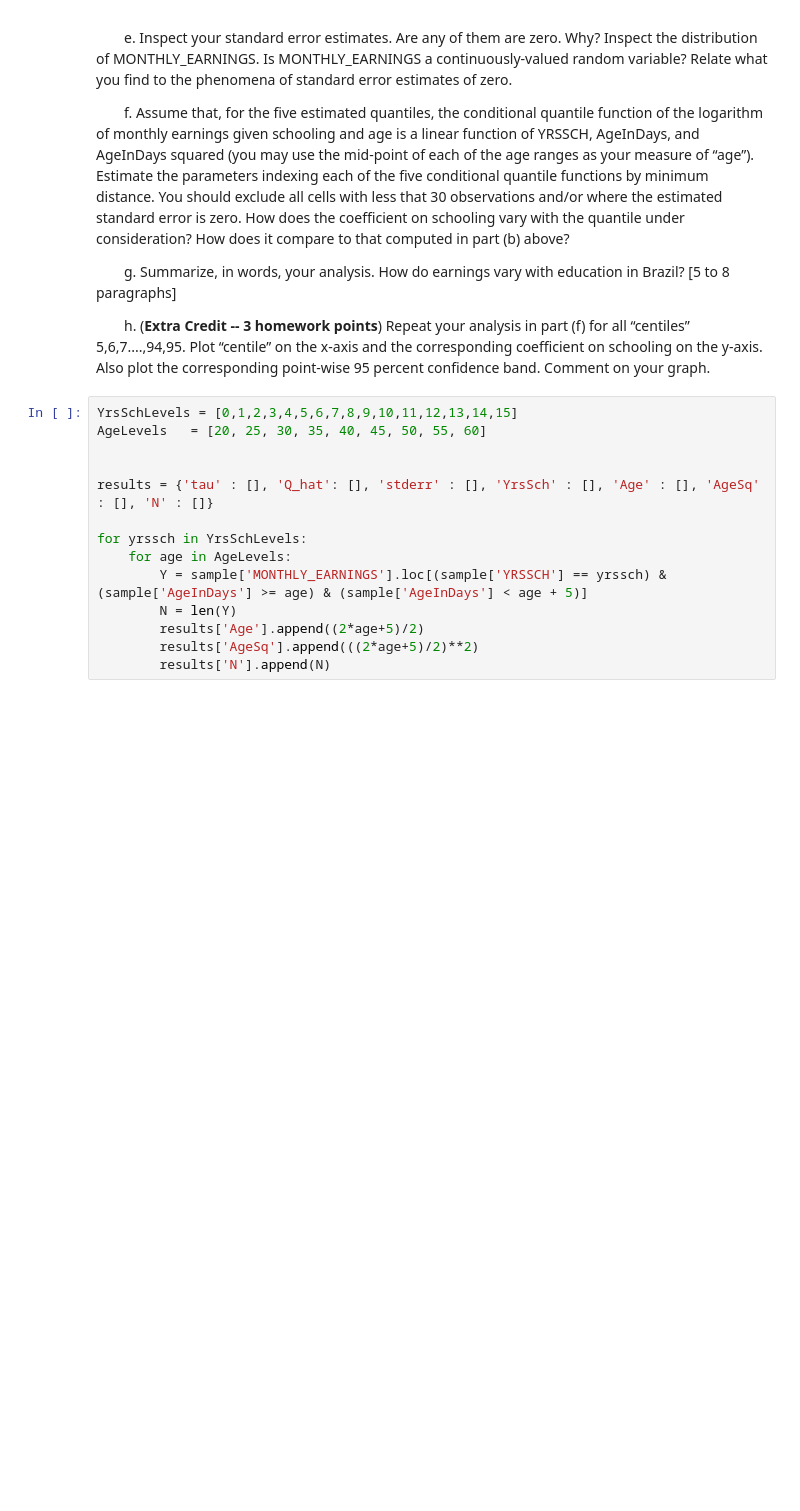
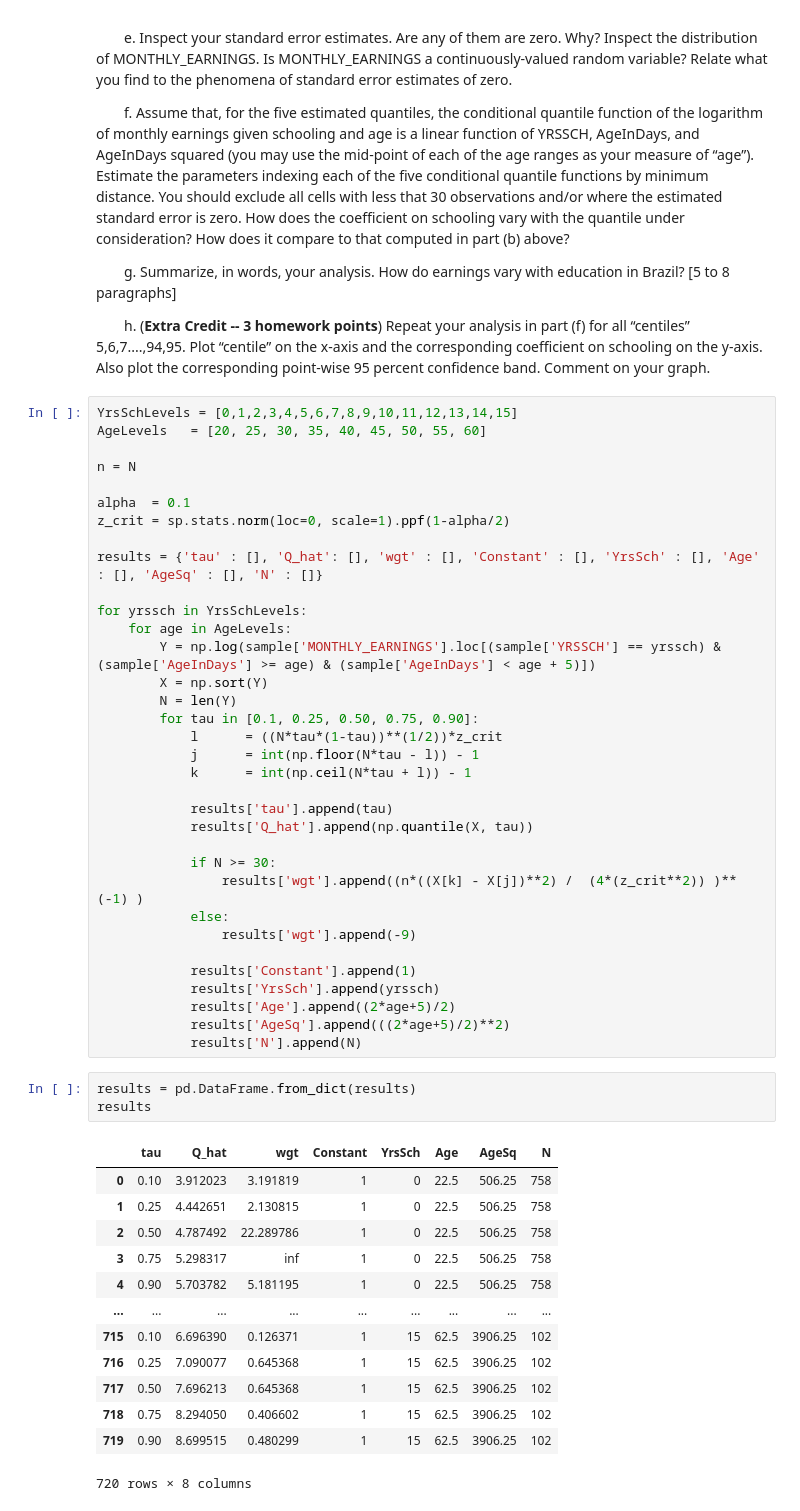
Before and after one commit to bryangraham/Ec143_Spring2024, a Jupyter notebook: Problem_Sets/Problem_Set_4_Quantile_Regression.ipynb, the cells around one changed output. Cells and saved outputs as stored; diff of their text form; blank space fills up the shorter version.

```diff
--- a/Problem_Sets/Problem_Set_4_Quantile_Regression.ipynb
+++ b/Problem_Sets/Problem_Set_4_Quantile_Regression.ipynb
@@ -193,13 +193,50 @@ This question compromises the bulk of the problem set. Most of the code you will
 YrsSchLevels = [0,1,2,3,4,5,6,7,8,9,10,11,12,13,14,15]
 AgeLevels   = [20, 25, 30, 35, 40, 45, 50, 55, 60]
 
+n = N
 
-results = {'tau' : [], 'Q_hat': [], 'stderr' : [], 'YrsSch' : [], 'Age' : [], 'AgeSq' : [], 'N' : []}
+alpha  = 0.1
+z_crit = sp.stats.norm(loc=0, scale=1).ppf(1-alpha/2)
+
+results = {'tau' : [], 'Q_hat': [], 'wgt' : [], 'Constant' : [], 'YrsSch' : [], 'Age' : [], 'AgeSq' : [], 'N' : []}
 
 for yrssch in YrsSchLevels:
     for age in AgeLevels:
-        Y = sample['MONTHLY_EARNINGS'].loc[(sample['YRSSCH'] == yrssch) & (sample['AgeInDays'] >= age) & (sample['AgeInDays'] < age + 5)]
+        Y = np.log(sample['MONTHLY_EARNINGS'].loc[(sample['YRSSCH'] == yrssch) & (sample['AgeInDays'] >= age) & (sample['AgeInDays'] < age + 5)])
+        X = np.sort(Y)
         N = len(Y)
-        results['Age'].append((2*age+5)/2)
-        results['AgeSq'].append(((2*age+5)/2)**2)
-        results['N'].append(N)
+        for tau in [0.1, 0.25, 0.50, 0.75, 0.90]:
+            l      = ((N*tau*(1-tau))**(1/2))*z_crit
+            j      = int(np.floor(N*tau - l)) - 1
+            k      = int(np.ceil(N*tau + l)) - 1
+
+            results['tau'].append(tau)
+            results['Q_hat'].append(np.quantile(X, tau))
+
+            if N >= 30:
+                results['wgt'].append((n*((X[k] - X[j])**2) /  (4*(z_crit**2)) )**(-1) )
+            else:
+                results['wgt'].append(-9)
+
+            results['Constant'].append(1)
+            results['YrsSch'].append(yrssch)
+            results['Age'].append((2*age+5)/2)
+            results['AgeSq'].append(((2*age+5)/2)**2)
+            results['N'].append(N)
+# %%
+results = pd.DataFrame.from_dict(results)
+results
+# %% [output]
+|  | tau | Q_hat | wgt | Constant | YrsSch | Age | AgeSq | N |
+| 0 | 0.10 | 3.912023 | 3.191819 | 1 | 0 | 22.5 | 506.25 | 758 |
+| 1 | 0.25 | 4.442651 | 2.130815 | 1 | 0 | 22.5 | 506.25 | 758 |
+| 2 | 0.50 | 4.787492 | 22.289786 | 1 | 0 | 22.5 | 506.25 | 758 |
+| 3 | 0.75 | 5.298317 | inf | 1 | 0 | 22.5 | 506.25 | 758 |
+| 4 | 0.90 | 5.703782 | 5.181195 | 1 | 0 | 22.5 | 506.25 | 758 |
+| ... | ... | ... | ... | ... | ... | ... | ... | ... |
+| 715 | 0.10 | 6.696390 | 0.126371 | 1 | 15 | 62.5 | 3906.25 | 102 |
+| 716 | 0.25 | 7.090077 | 0.645368 | 1 | 15 | 62.5 | 3906.25 | 102 |
+| 717 | 0.50 | 7.696213 | 0.645368 | 1 | 15 | 62.5 | 3906.25 | 102 |
+| 718 | 0.75 | 8.294050 | 0.406602 | 1 | 15 | 62.5 | 3906.25 | 102 |
+| 719 | 0.90 | 8.699515 | 0.480299 | 1 | 15 | 62.5 | 3906.25 | 102 |
+720 rows × 8 columns
```
Also changed, not shown: parts of 7 cells of this notebook, 3 other files.
